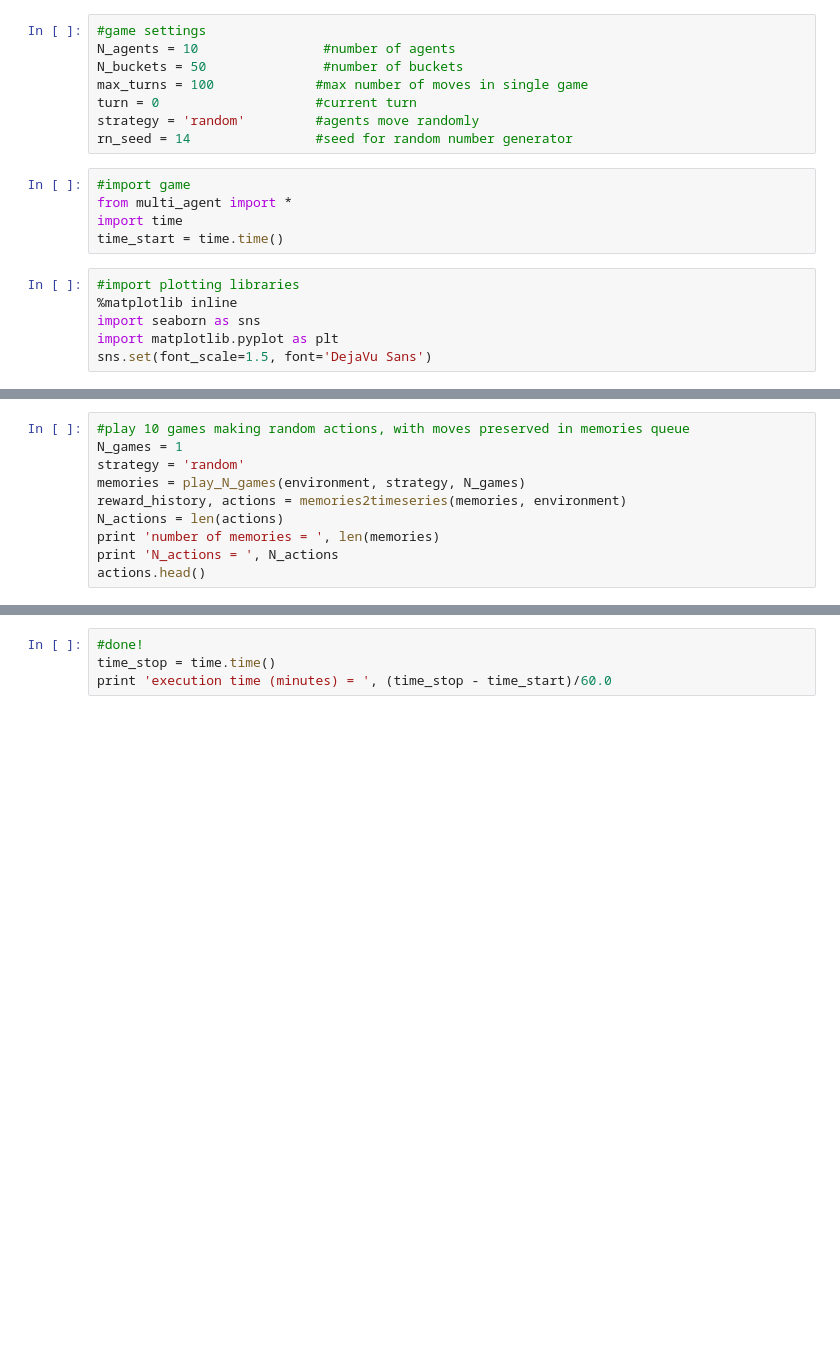
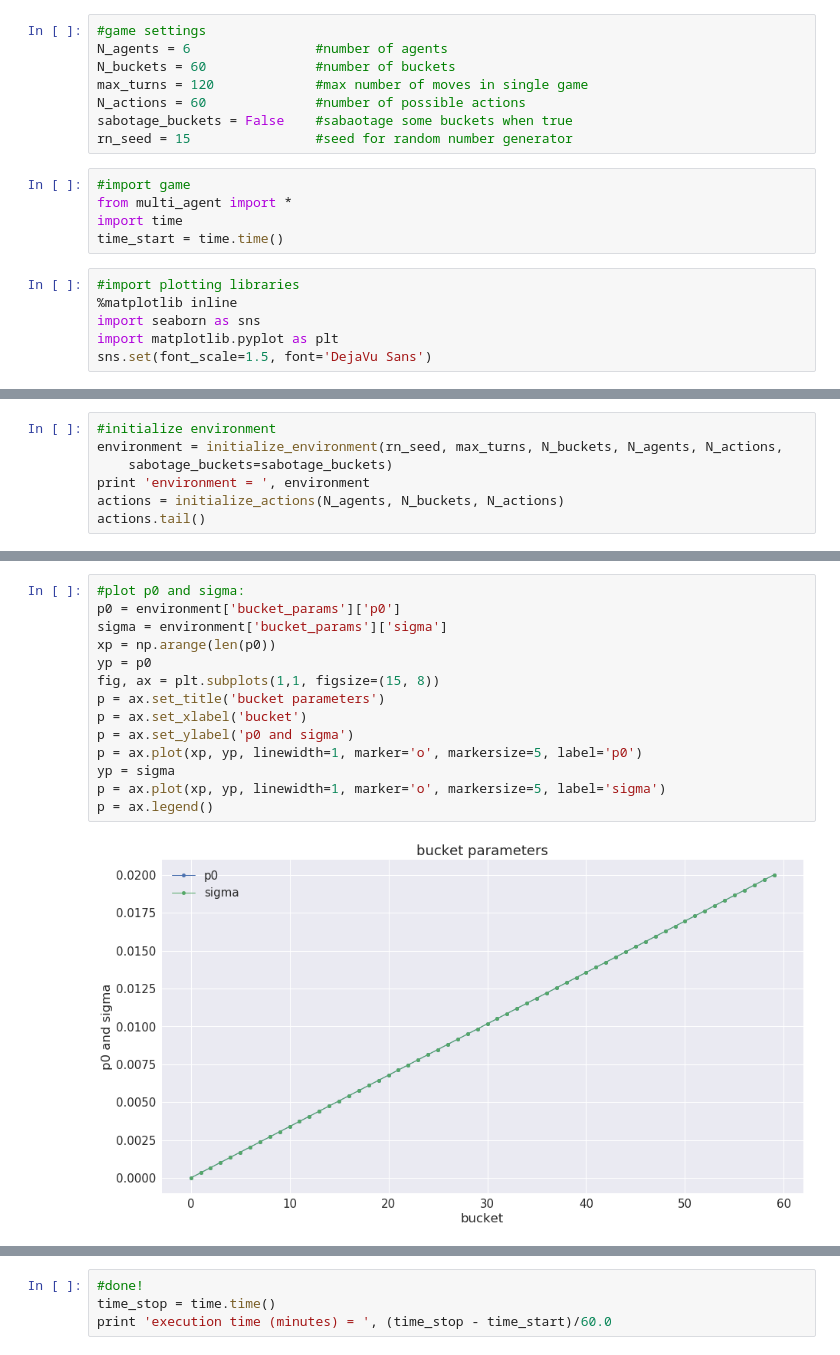
Before and after one commit to joehahn/multi-agent-explore, a Jupyter notebook: multi_agent.ipynb, the cells around one changed output, grey strips where cells are left out. Cells and saved outputs as stored; diff of their text form; blank space fills up the shorter version.

```diff
--- a/multi_agent.ipynb
+++ b/multi_agent.ipynb
@@ -8,12 +8,12 @@
 #This uses Q-learning on multiple agents to demonstrate something...
 # %%
 #game settings
-N_agents = 10                #number of agents
-N_buckets = 50               #number of buckets
-max_turns = 100             #max number of moves in single game
-turn = 0                    #current turn
-strategy = 'random'         #agents move randomly
-rn_seed = 14                #seed for random number generator
+N_agents = 6                #number of agents
+N_buckets = 60              #number of buckets
+max_turns = 120             #max number of moves in single game
+N_actions = 60              #number of possible actions
+sabotage_buckets = False    #sabaotage some buckets when true
+rn_seed = 15                #seed for random number generator
 # %%
 #import game
 from multi_agent import *
@@ -260,10 +27,0 @@ p = ax.legend()
-# %%
-#play 10 games making random actions, with moves preserved in memories queue
-N_games = 1
-strategy = 'random'
-memories = play_N_games(environment, strategy, N_games)
-reward_history, actions = memories2timeseries(memories, environment)
-N_actions = len(actions)
-print 'number of memories = ', len(memories)
-print 'N_actions = ', N_actions
-actions.head()
@@ -416,0 +28,7 @@ p = ax.legend(loc='lower right')
+# %%
+#initialize environment
+environment = initialize_environment(rn_seed, max_turns, N_buckets, N_agents, N_actions,
+    sabotage_buckets=sabotage_buckets)
+print 'environment = ', environment
+actions = initialize_actions(N_agents, N_buckets, N_actions)
+actions.tail()
@@ -416,0 +111,16 @@ p = ax.legend(loc='lower right')
+# %%
+#plot p0 and sigma:
+p0 = environment['bucket_params']['p0']
+sigma = environment['bucket_params']['sigma']
+xp = np.arange(len(p0))
+yp = p0
+fig, ax = plt.subplots(1,1, figsize=(15, 8))
+p = ax.set_title('bucket parameters')
+p = ax.set_xlabel('bucket')
+p = ax.set_ylabel('p0 and sigma')
+p = ax.plot(xp, yp, linewidth=1, marker='o', markersize=5, label='p0')
+yp = sigma
+p = ax.plot(xp, yp, linewidth=1, marker='o', markersize=5, label='sigma')
+p = ax.legend()
+# %% [output]
+[figure, added]
```
Also changed, not shown: parts of 43 cells of this notebook, 1 other file.
